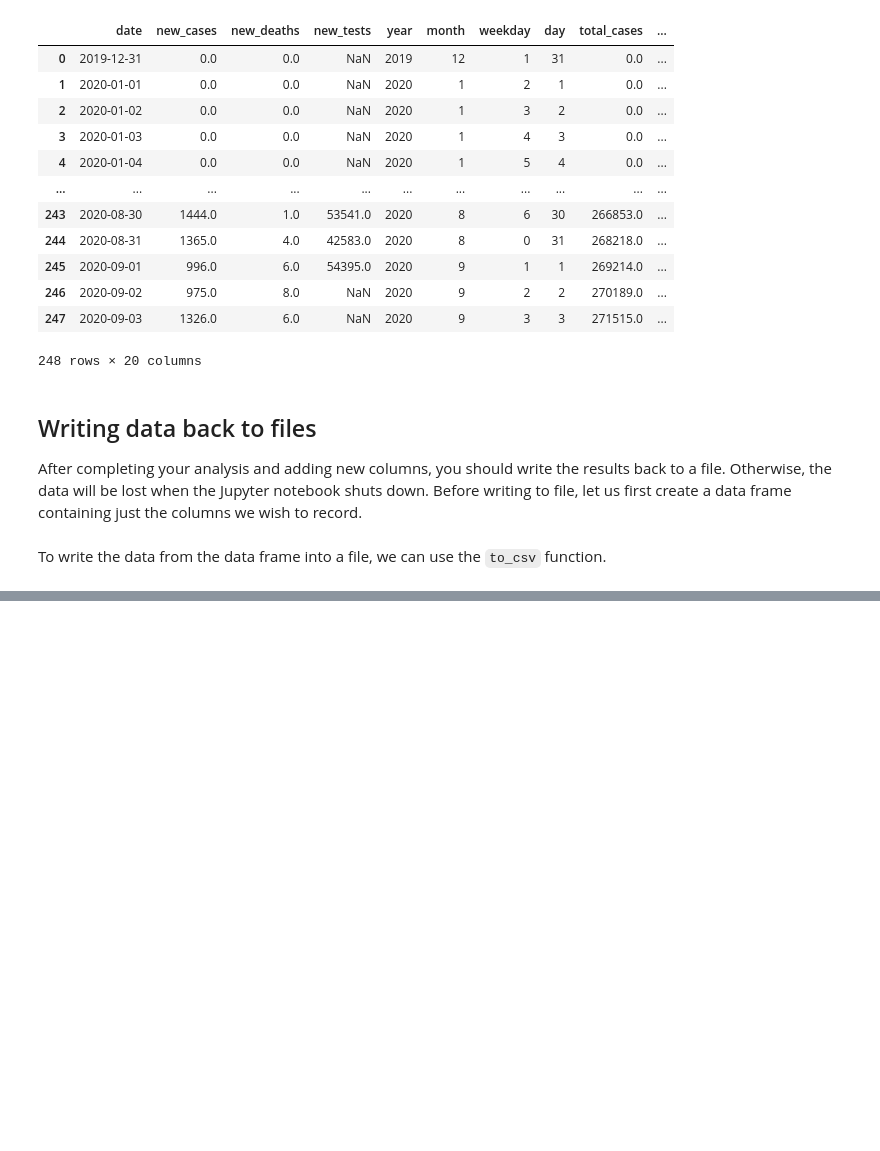
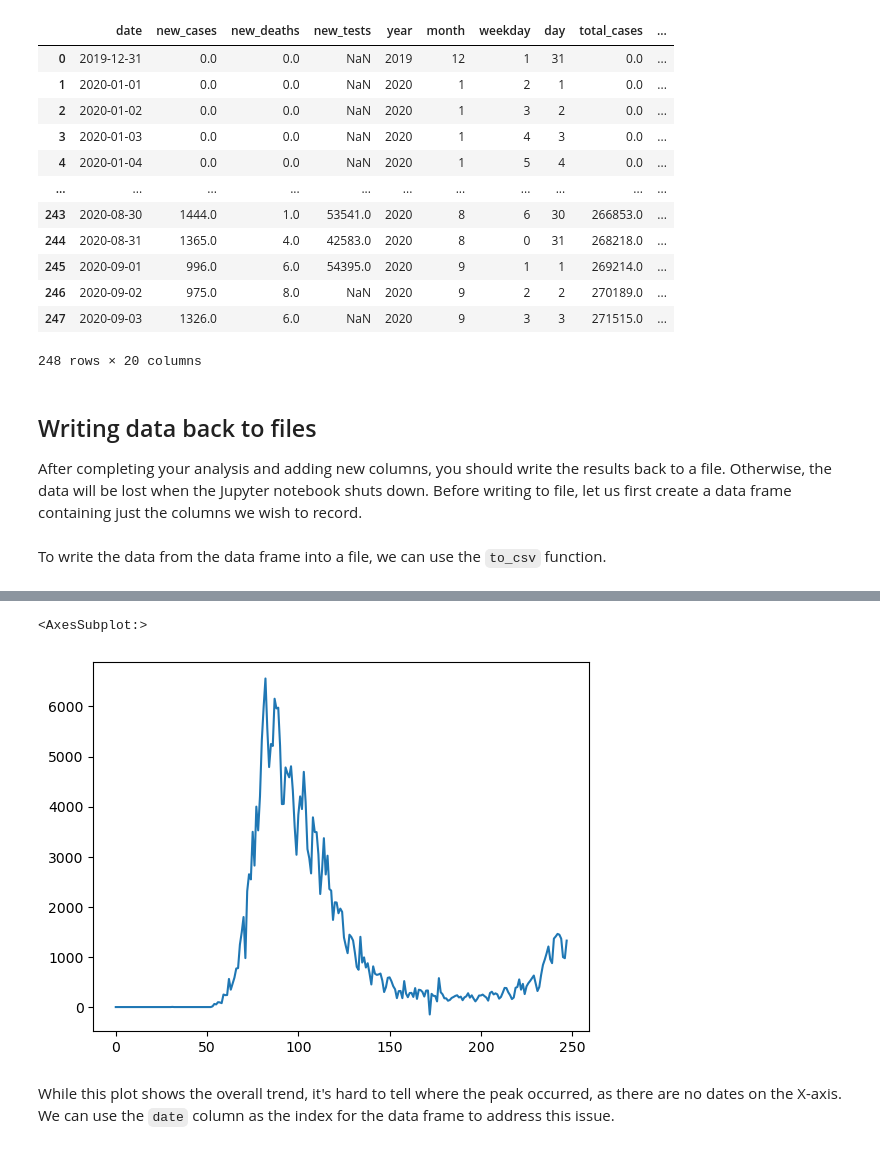
Before and after one commit to Nikhil1479/Python, a Jupyter notebook: Pandas/pandas.ipynb, the cells around one changed output, grey strips where cells are left out. Cells and saved outputs as stored; diff of their text form; code cells hidden in the pictures; blank space fills up the shorter version.

Commit message:
pandas basic plotting

```diff
--- a/Pandas/pandas.ipynb
+++ b/Pandas/pandas.ipynb
@@ -760,0 +779,7 @@ result_df.to_csv('./results.csv',index=None)
+# %%
+result_df.new_cases.plot()
+# %% [output]
+<AxesSubplot:>
+[figure, added]
+# %% [markdown]
+While this plot shows the overall trend, it's hard to tell where the peak occurred, as there are no dates on the X-axis. We can use the `date` column as the index for the data frame to address this issue.
```
Also changed, not shown: parts of 5 cells of this notebook, 1 other file.
